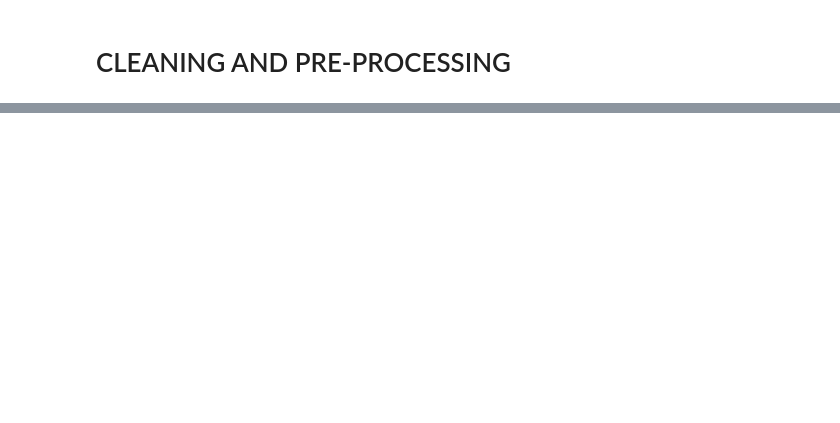
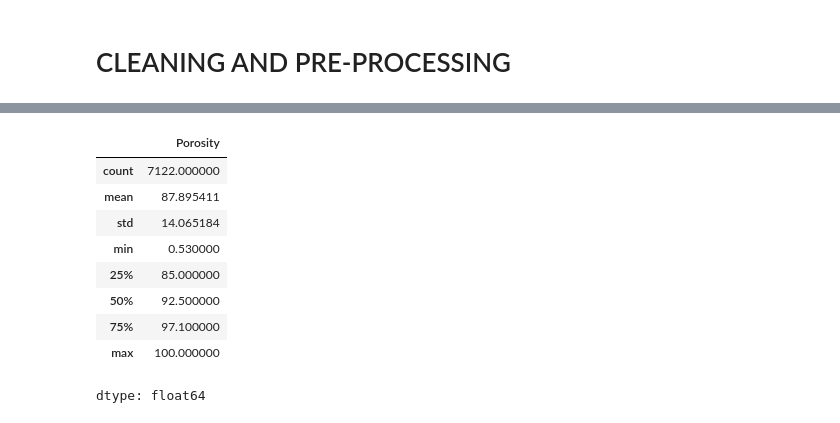
Before and after one commit to paulagirones/Aerogels_thermal_conductivity, a Jupyter notebook: aerogels_thermal_conductivity_ml.ipynb, the cells around one changed output, grey strips where cells are left out. Drawn from its saved outputs; the diff is of its cells as text; code cells hidden in the pictures; blank space fills up the shorter version.

```diff
--- a/aerogels_thermal_conductivity_ml.ipynb
+++ b/aerogels_thermal_conductivity_ml.ipynb
@@ -62,2 +86,25 @@ Summary statistics for numerical variables:
+# %%
+#Fix porosity type (it is numeric)
+df['Porosity'] = (
+    df['Porosity']
+    .str.replace('%', '', regex=False)
+    .astype(float)
+)
+
+display(df['Porosity'].describe())
+
+# Remove empty and wrong columns
+df = df.drop(columns=['Unnamed: 28', 'Unnamed: 29'])
+# %% [output]
+|  | Porosity |
+| count | 7122.000000 |
+| mean | 87.895411 |
+| std | 14.065184 |
+| min | 0.530000 |
+| 25% | 85.000000 |
+| 50% | 92.500000 |
+| 75% | 97.100000 |
+| max | 100.000000 |
+dtype: float64
 # %%
 # Check missing values
```
Also changed, not shown: parts of 7 cells of this notebook.
